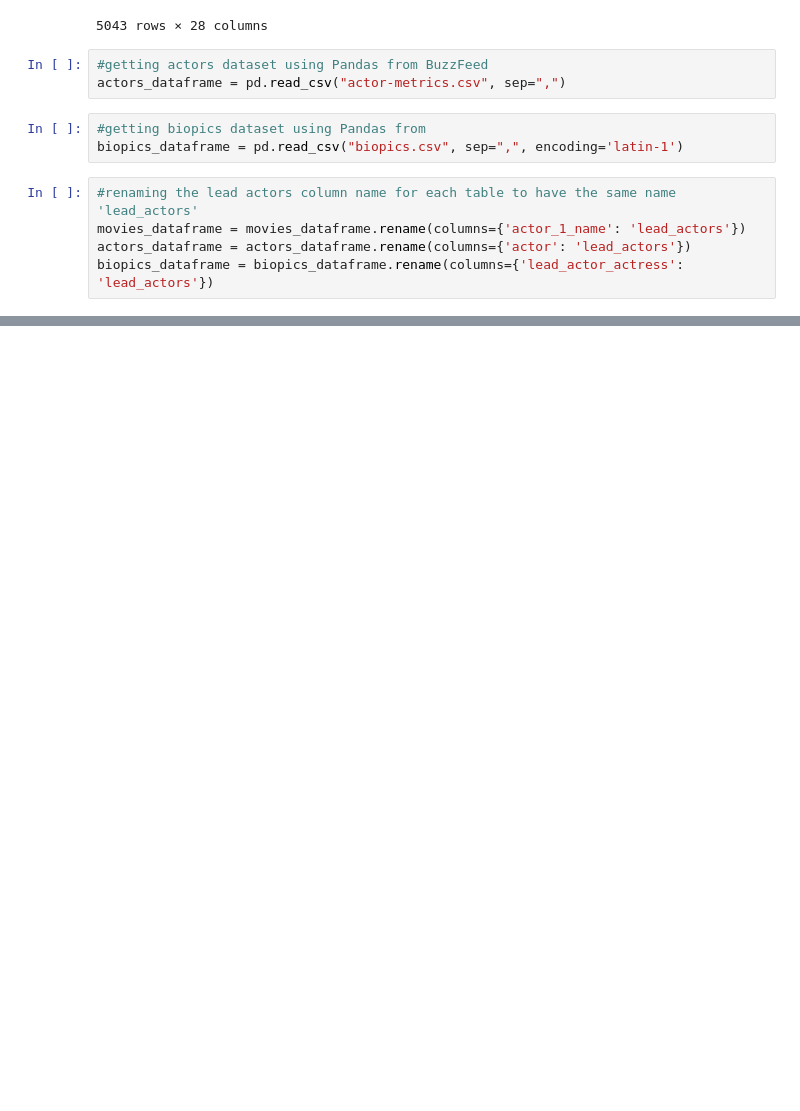
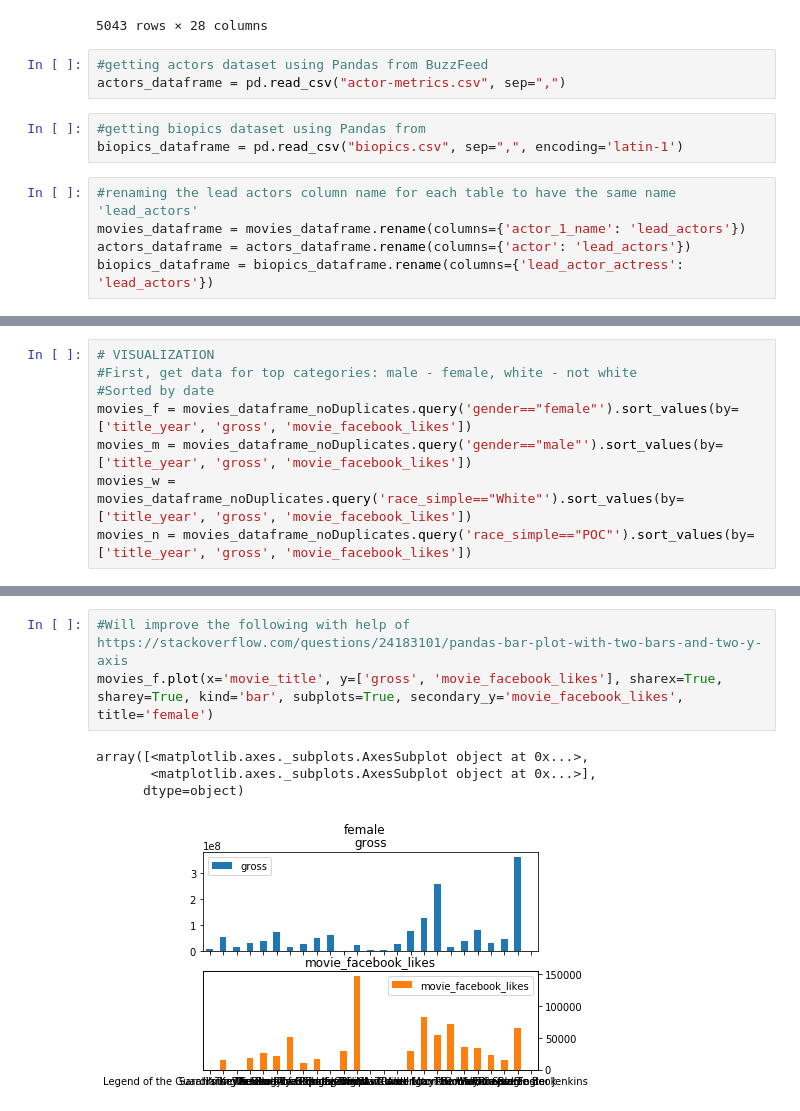
Before and after one commit to Data-Science-HTW/diversity-in-movies, a Jupyter notebook: Diversity in Movies.ipynb, the cells around one changed output, grey strips where cells are left out. Drawn from its saved outputs; the diff is of its cells as text; blank space fills up the shorter version.

```diff
--- a/Diversity in Movies.ipynb
+++ b/Diversity in Movies.ipynb
@@ -107,0 +112,8 @@ movies_dataframe_noDuplicates
+# %%
+# VISUALIZATION
+#First, get data for top categories: male - female, white - not white
+#Sorted by date
+movies_f = movies_dataframe_noDuplicates.query('gender=="female"').sort_values(by=['title_year', 'gross', 'movie_facebook_likes'])
+movies_m = movies_dataframe_noDuplicates.query('gender=="male"').sort_values(by=['title_year', 'gross', 'movie_facebook_likes'])
+movies_w = movies_dataframe_noDuplicates.query('race_simple=="White"').sort_values(by=['title_year', 'gross', 'movie_facebook_likes'])
+movies_n = movies_dataframe_noDuplicates.query('race_simple=="POC"').sort_values(by=['title_year', 'gross', 'movie_facebook_likes'])
@@ -107,0 +127,8 @@ movies_dataframe_noDuplicates
+# %%
+#Will improve the following with help of https://stackoverflow.com/questions/24183101/pandas-bar-plot-with-two-bars-and-two-y-axis
+movies_f.plot(x='movie_title', y=['gross', 'movie_facebook_likes'], sharex=True, sharey=True, kind='bar', subplots=True, secondary_y='movie_facebook_likes', title='female')
+# %% [output]
+array([<matplotlib.axes._subplots.AxesSubplot object at 0x...>,
+       <matplotlib.axes._subplots.AxesSubplot object at 0x...>],
+      dtype=object)
+[figure, added]
```
Also changed, not shown: parts of 6 cells of this notebook.
